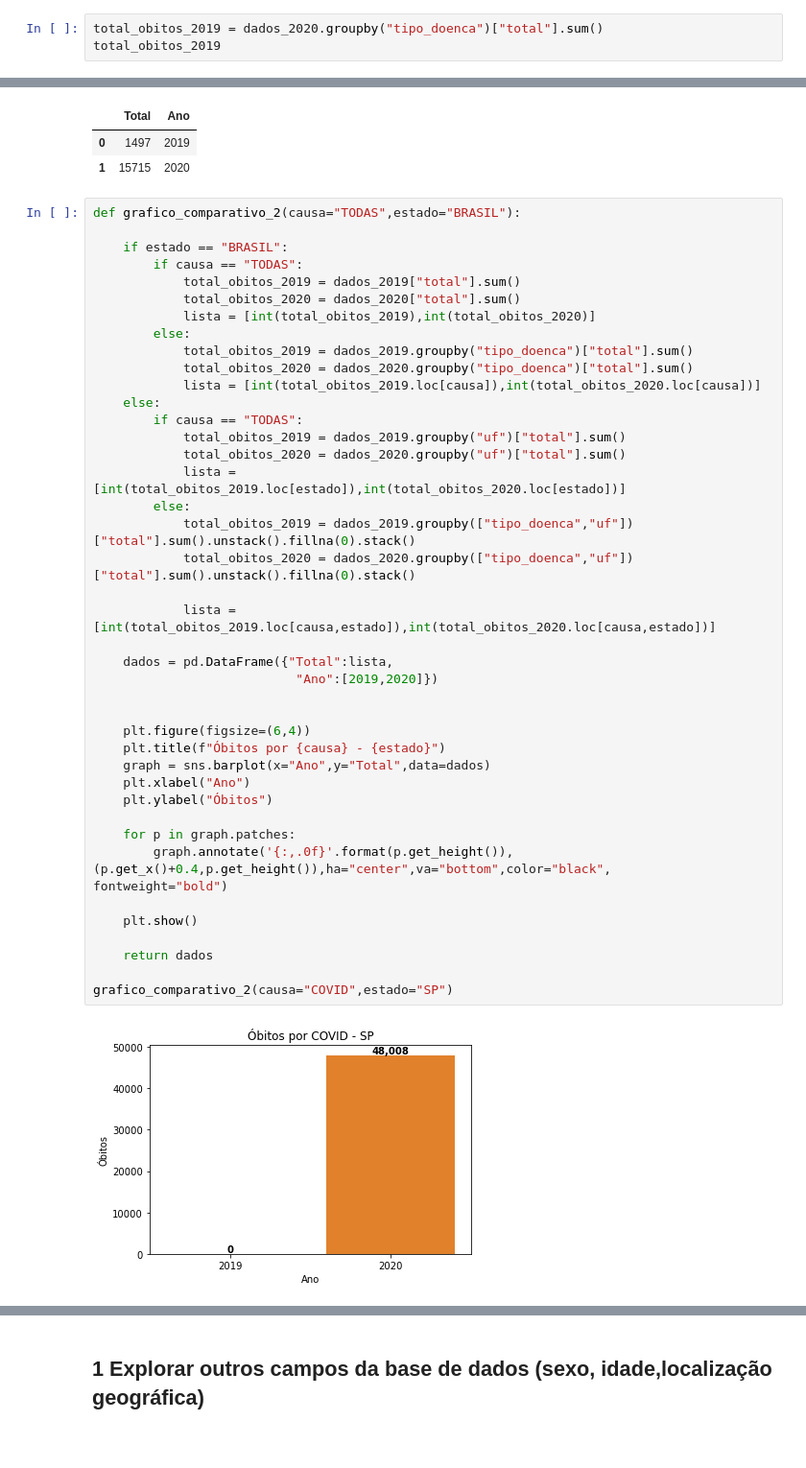
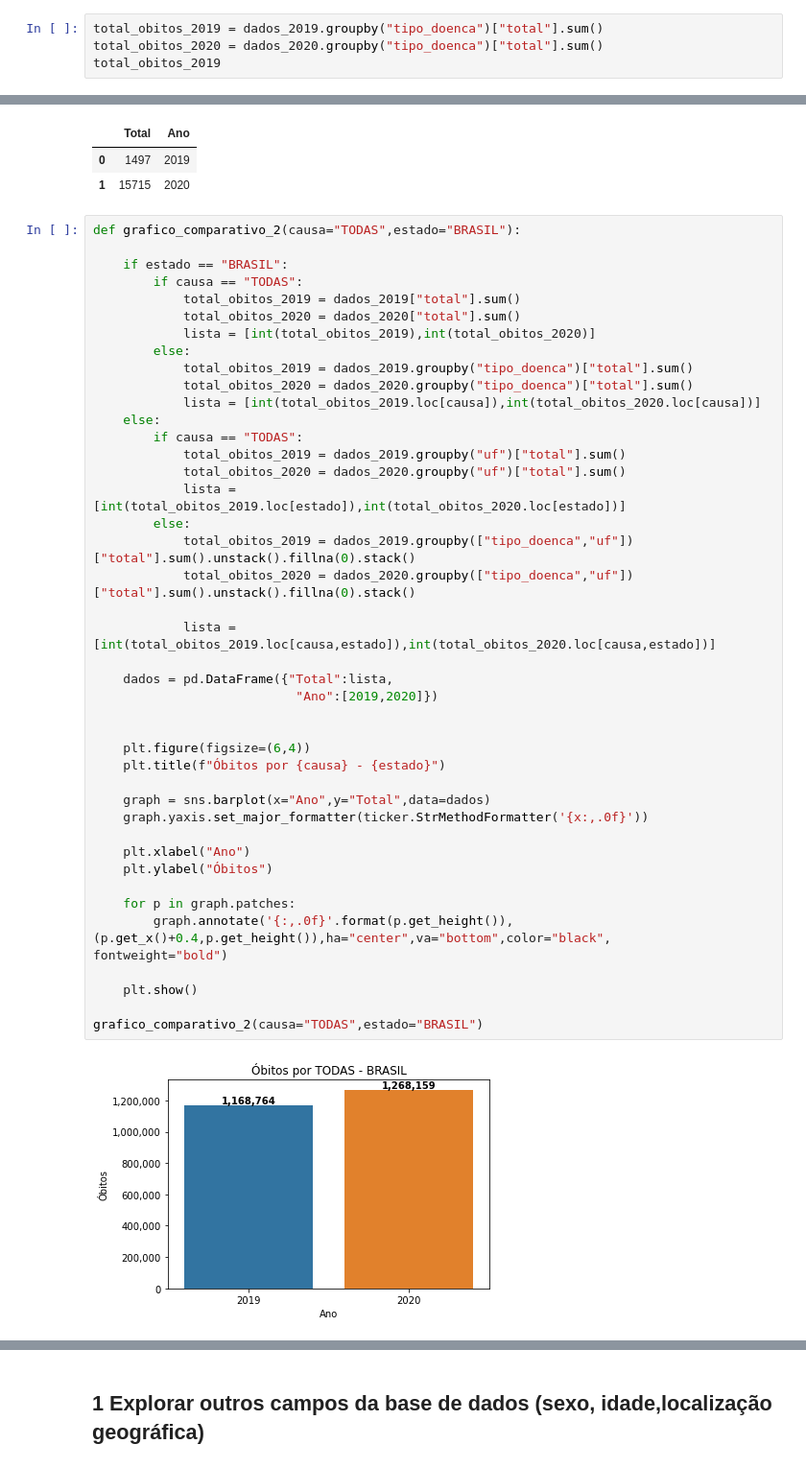
Before and after one commit to jpducatti/streamlit_covid, a Jupyter notebook: notebooks/analise_obitos_covid.ipynb, the cells around one changed output, grey strips where cells are left out. Shown: that part at 96% size. Saved outputs shown, nothing was run; the diff lists cells and outputs as text.

```diff
--- a/notebooks/analise_obitos_covid.ipynb
+++ b/notebooks/analise_obitos_covid.ipynb
@@ -59,7 +60,8 @@ len(dados_2020["uf"].unique())
 # %% [output]
 27
 # %%
-total_obitos_2019 = dados_2020.groupby("tipo_doenca")["total"].sum()
+total_obitos_2019 = dados_2019.groupby("tipo_doenca")["total"].sum()
+total_obitos_2020 = dados_2020.groupby("tipo_doenca")["total"].sum()
 total_obitos_2019
 # %% [output]
 tipo_doenca
@@ -133,34 +135,35 @@ def grafico_comparativo_2(causa="TODAS",estado="BRASIL"):
             total_obitos_2019 = dados_2019.groupby("tipo_doenca")["total"].sum()
             total_obitos_2020 = dados_2020.groupby("tipo_doenca")["total"].sum()
             lista = [int(total_obitos_2019.loc[causa]),int(total_obitos_2020.loc[causa])]
     else:
         if causa == "TODAS":
             total_obitos_2019 = dados_2019.groupby("uf")["total"].sum()
             total_obitos_2020 = dados_2020.groupby("uf")["total"].sum()
             lista = [int(total_obitos_2019.loc[estado]),int(total_obitos_2020.loc[estado])]
         else:
             total_obitos_2019 = dados_2019.groupby(["tipo_doenca","uf"])["total"].sum().unstack().fillna(0).stack()
             total_obitos_2020 = dados_2020.groupby(["tipo_doenca","uf"])["total"].sum().unstack().fillna(0).stack()
 
             lista = [int(total_obitos_2019.loc[causa,estado]),int(total_obitos_2020.loc[causa,estado])]
 
     dados = pd.DataFrame({"Total":lista,
                            "Ano":[2019,2020]})
 
 
     plt.figure(figsize=(6,4))
     plt.title(f"Óbitos por {causa} - {estado}")
+
     graph = sns.barplot(x="Ano",y="Total",data=dados)
+    graph.yaxis.set_major_formatter(ticker.StrMethodFormatter('{x:,.0f}'))
+
     plt.xlabel("Ano")
     plt.ylabel("Óbitos")
 
     for p in graph.patches:
         graph.annotate('{:,.0f}'.format(p.get_height()),(p.get_x()+0.4,p.get_height()),ha="center",va="bottom",color="black",                         fontweight="bold")
 
     plt.show()
 
-    return dados
-
-grafico_comparativo_2(causa="COVID",estado="SP")
+grafico_comparativo_2(causa="TODAS",estado="BRASIL")
 # %% [output]
-[figure, old version]
+[figure, new version]
```
Also changed, not shown: parts of 3 cells of this notebook, 1 other file.
